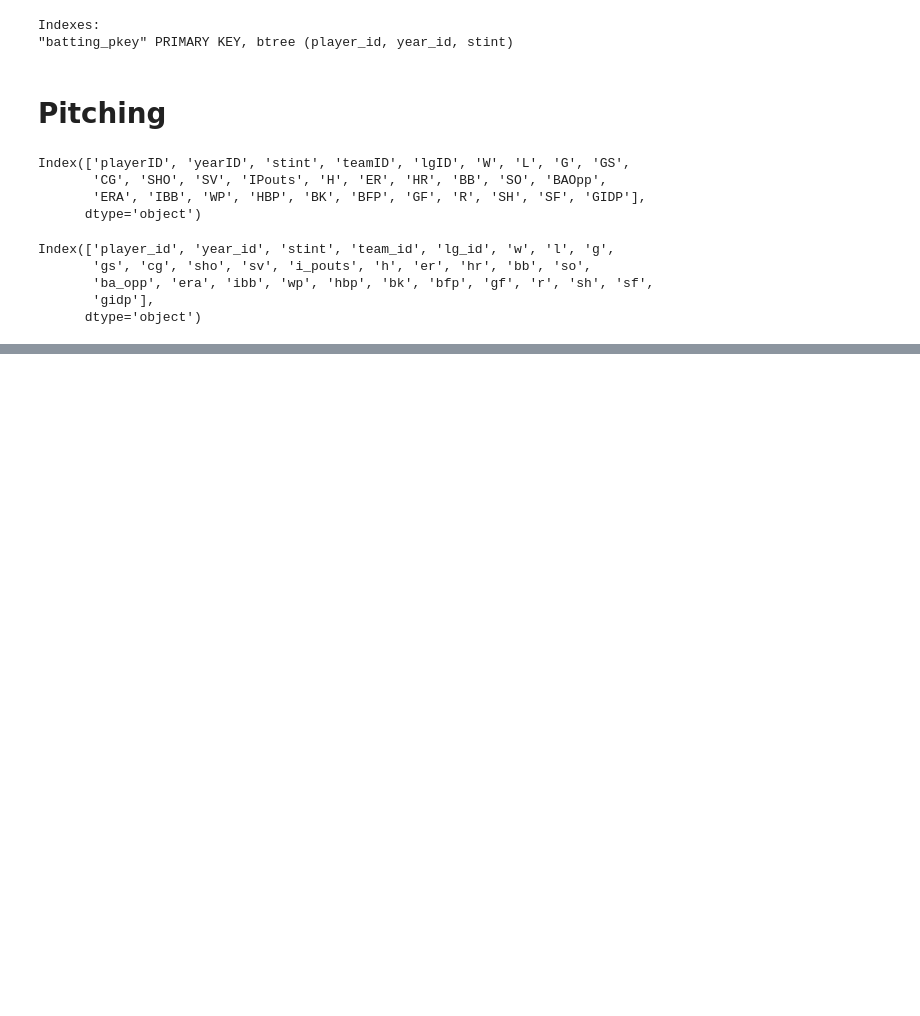
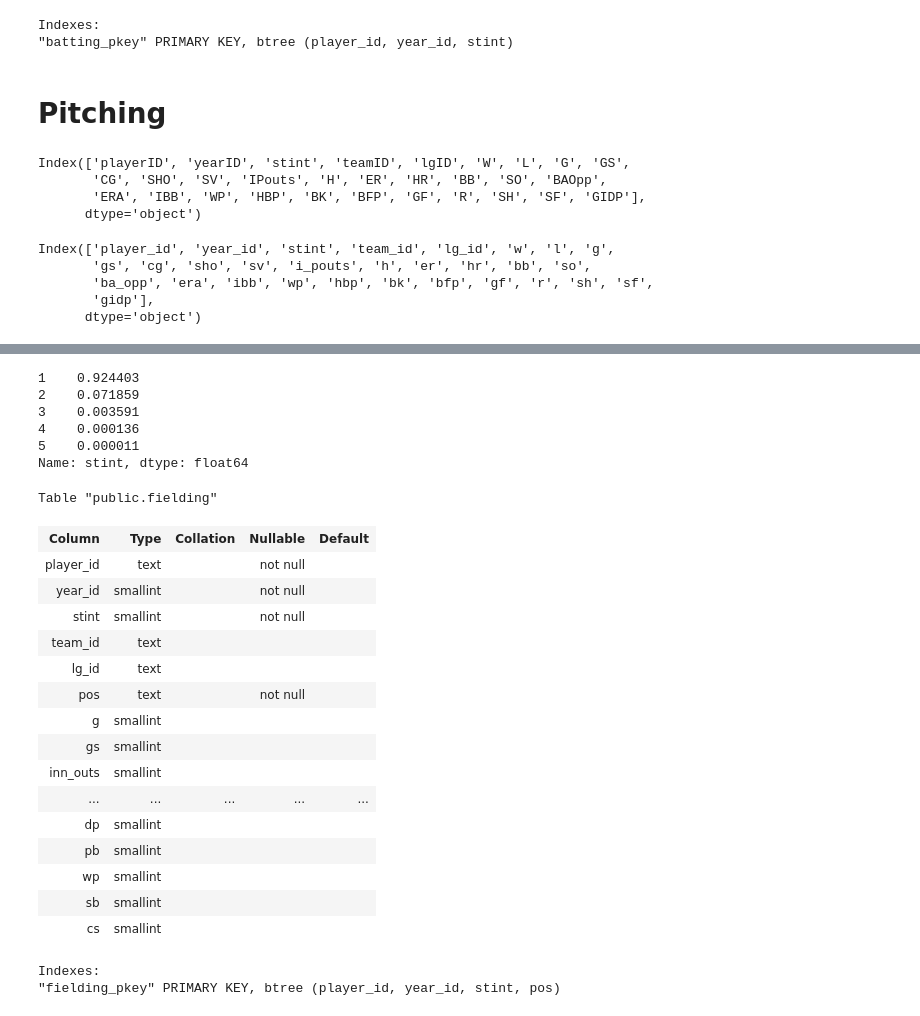
Before and after one commit to sdiehl28/Scikit-Learn-Workflow, a Jupyter notebook: python/LahmanBaseball.ipynb, the cells around one changed output, grey strips where cells are left out. Drawn from its saved outputs; the diff is of its cells as text; code cells hidden in the pictures; blank space fills up the shorter version.

```diff
--- a/python/LahmanBaseball.ipynb
+++ b/python/LahmanBaseball.ipynb
@@ -471,0 +771,9 @@ Index(['player_id', 'year_id', 'stint', 'team_id', 'lg_id', 'w', 'l', 'g',
+# %%
+fielding['stint'].value_counts(normalize=True)
+# %% [output]
+1    0.924403
+2    0.071859
+3    0.003591
+4    0.000136
+5    0.000011
+Name: stint, dtype: float64
@@ -471,0 +783,22 @@ Index(['player_id', 'year_id', 'stint', 'team_id', 'lg_id', 'w', 'l', 'g',
+# %%
+psql('\d fielding')
+# %% [output]
+Table "public.fielding"
+| Column | Type | Collation | Nullable | Default |
+| player_id | text |  | not null |  |
+| year_id | smallint |  | not null |  |
+| stint | smallint |  | not null |  |
+| team_id | text |  |  |  |
+| lg_id | text |  |  |  |
+| pos | text |  | not null |  |
+| g | smallint |  |  |  |
+| gs | smallint |  |  |  |
+| inn_outs | smallint |  |  |  |
+| ... | ... | ... | ... | ... |
+| dp | smallint |  |  |  |
+| pb | smallint |  |  |  |
+| wp | smallint |  |  |  |
+| sb | smallint |  |  |  |
+| cs | smallint |  |  |  |
+Indexes:
+"fielding_pkey" PRIMARY KEY, btree (player_id, year_id, stint, pos)
```
Also changed, not shown: parts of 48 cells of this notebook.
